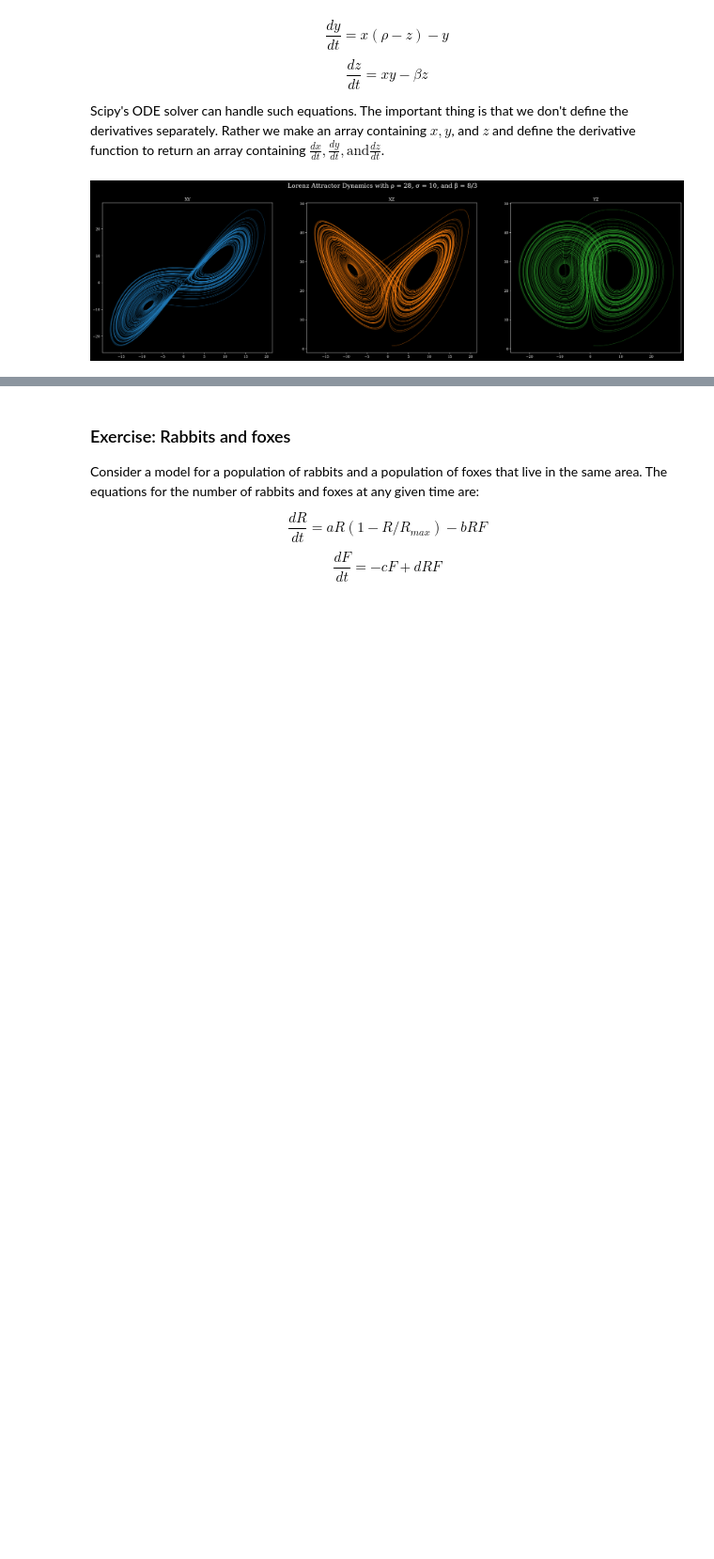
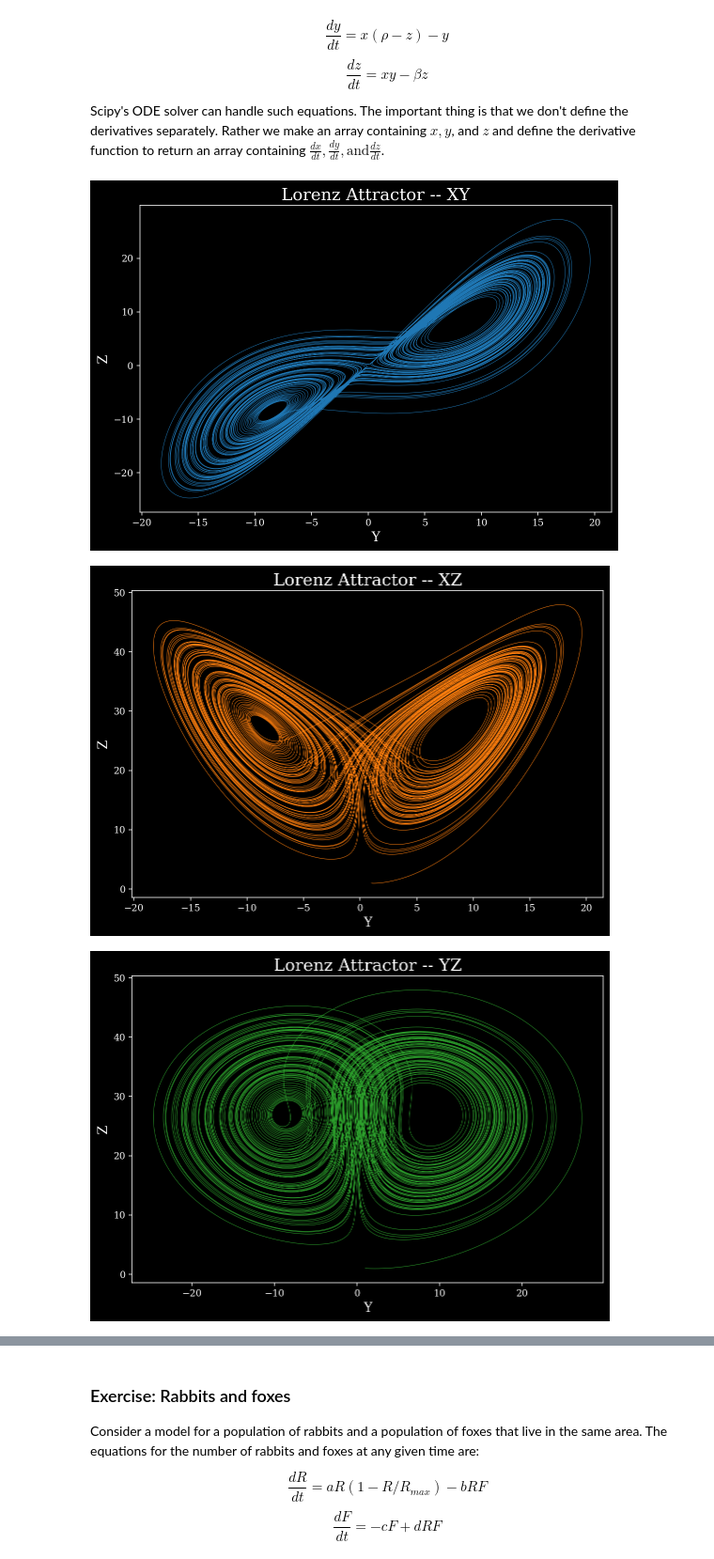
Before and after one commit to Hekstra-Lab/scientific-python-bootcamp, a Jupyter notebook: day2/day2.ipynb, the cells around one changed output, grey strips where cells are left out. Shown at 94% size. Drawn from its saved outputs; the diff is of its cells as text; code cells hidden in the pictures; blank space fills up the shorter version.

```diff
--- a/day2/day2.ipynb
+++ b/day2/day2.ipynb
@@ -83,3 +91,8 @@ from scipy.integrate import solve_ivp
 solve_ivp()
 # %% [output]
 TypeError: solve_ivp() missing 3 required positional arguments: 'fun', 't_span', and 'y0'
+# %%
+def dydt(t,y):
+    return y
+# %%
+sol = solve_ivp(fun=dydt, t_span=(0,10), y0=1)
@@ -149,20 +170,32 @@ def lorenz(t, r, rho, sigma, beta):
     return np.array([dxdt, dydt, dzdt])
 # %%
 init_vals = np.array([1,1,1])
-lorenz_sol = solve_ivp(lambda t, r: lorenz(t, r, 28, 10, 8/3), (0,100), init_vals, t_eval = np.linspace(0,100,100000))
+lorenz_sol = solve_ivp(lambda t, r: lorenz(t, r, 28, 10, 8/3), (0,100), init_vals, t_eval = np.linspace(0,100,50000))
 # %%
-fig, ax = plt.subplots(1,3, figsize=(30,8))
 #dark_bkgd_colors = plt.rcParams['axes.prop_cycle']
-fig.suptitle('Lorenz Attractor Dynamics with ρ = 28, σ = 10, and β = 8/3', fontsize=18)
-ax[0].plot(lorenz_sol.y[0], lorenz_sol.y[1], linewidth=0.5, c='tab:blue')
-ax[0].set_title('XY')
-ax[1].plot(lorenz_sol.y[0], lorenz_sol.y[2], linewidth=0.5, c='tab:orange')
-ax[1].set_title('XZ')
-ax[2].plot(lorenz_sol.y[1], lorenz_sol.y[2], linewidth=0.5, c='tab:green')
-ax[2].set_title('YZ')
+
+
+plt.plot(lorenz_sol.y[0], lorenz_sol.y[1], linewidth=0.5, c='tab:blue')
+plt.xlabel(labels[i], fontsize=14)
+plt.ylabel(labels[j], fontsize=14)
+plt.title(r'Lorenz Attractor -- XY', fontsize=18)
 plt.show()
+
+plt.plot(lorenz_sol.y[0], lorenz_sol.y[2], linewidth=0.5, c='tab:orange')
+plt.xlabel(labels[i], fontsize=14)
+plt.ylabel(labels[j], fontsize=14)
+plt.title(r'Lorenz Attractor -- XZ', fontsize=18)
+plt.show()
+
+plt.plot(lorenz_sol.y[1], lorenz_sol.y[2], linewidth=0.5, c='tab:green')
+plt.xlabel(labels[i], fontsize=14)
+plt.ylabel(labels[j], fontsize=14)
+plt.title(r'Lorenz Attractor -- YZ', fontsize=18)
+plt.show()
 # %% [output]
-[figure, old version]
+[figure, new version]
+[figure, added]
+[figure, added]
 # %%
 # Probably beyond the scope of this bootcamp but just to show you that its possible
 #I google "matplotlib 3d plot example" every single time I do this
```
Also changed, not shown: parts of 15 cells of this notebook, 5 other files.
